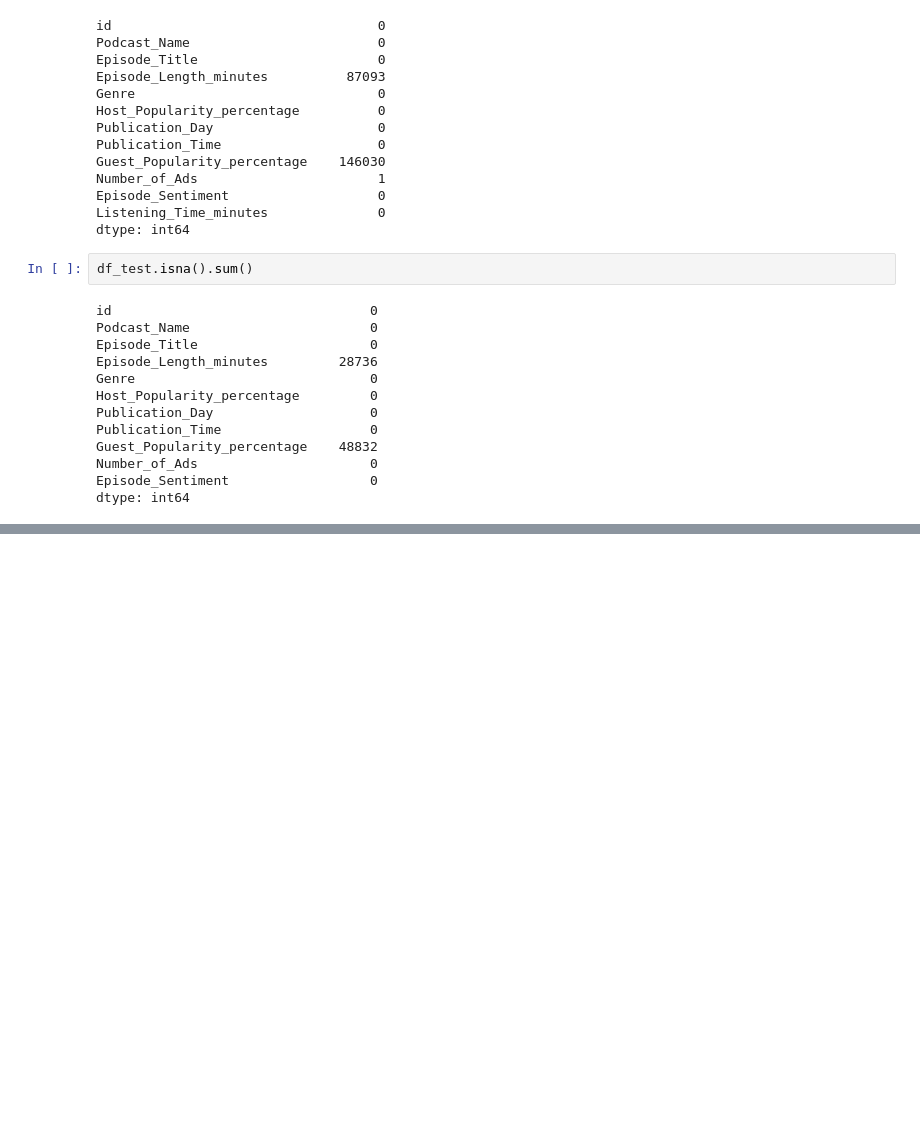
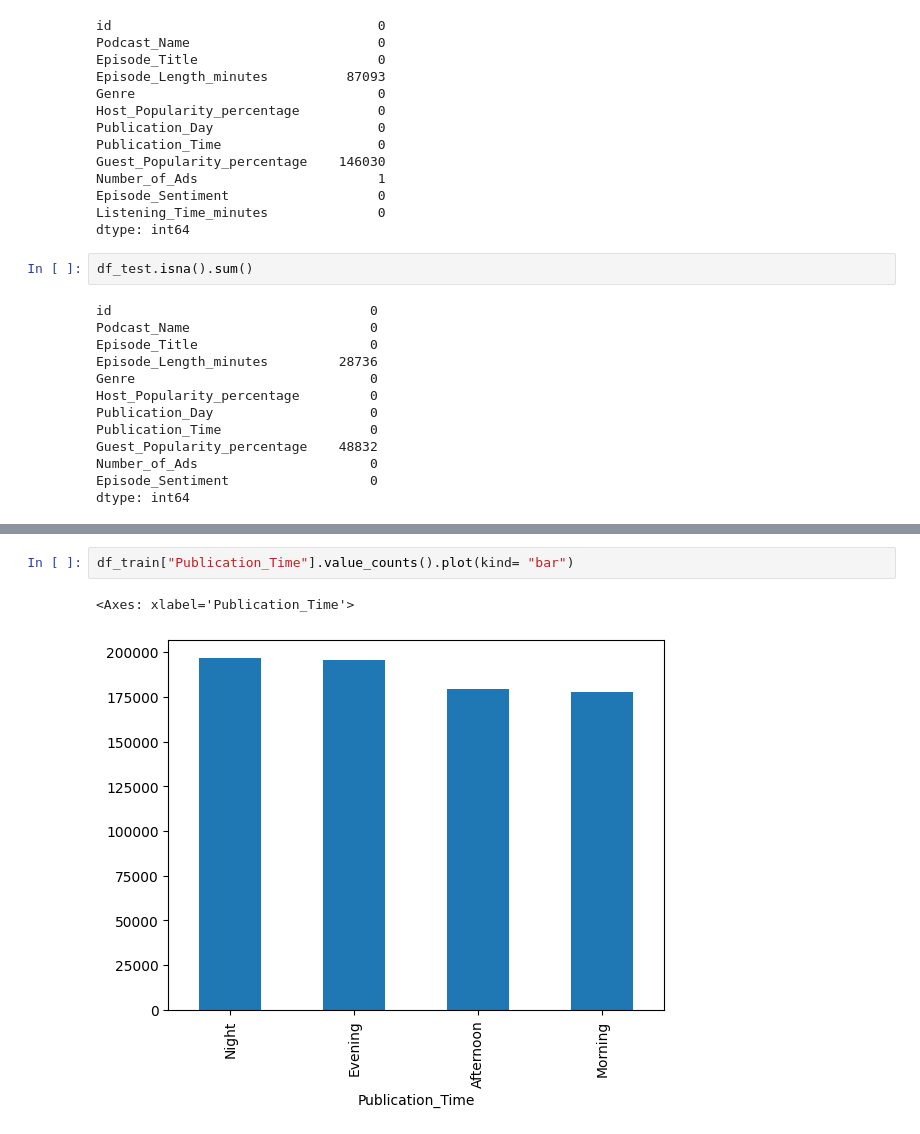
Before and after one commit to roshanJayasekara/Predict-Podcast-Listening-Time, a Jupyter notebook: predicting-podcast-listening-time.ipynb, the cells around one changed output, grey strips where cells are left out. Drawn from its saved outputs; the diff is of its cells as text; blank space fills up the shorter version.

```diff
--- a/predicting-podcast-listening-time.ipynb
+++ b/predicting-podcast-listening-time.ipynb
@@ -106,0 +143,5 @@ dtype: int64
+# %%
+df_train["Publication_Time"].value_counts().plot(kind= "bar")
+# %% [output]
+<Axes: xlabel='Publication_Time'>
+[figure, added]
```
Also changed, not shown: parts of 14 cells of this notebook.
